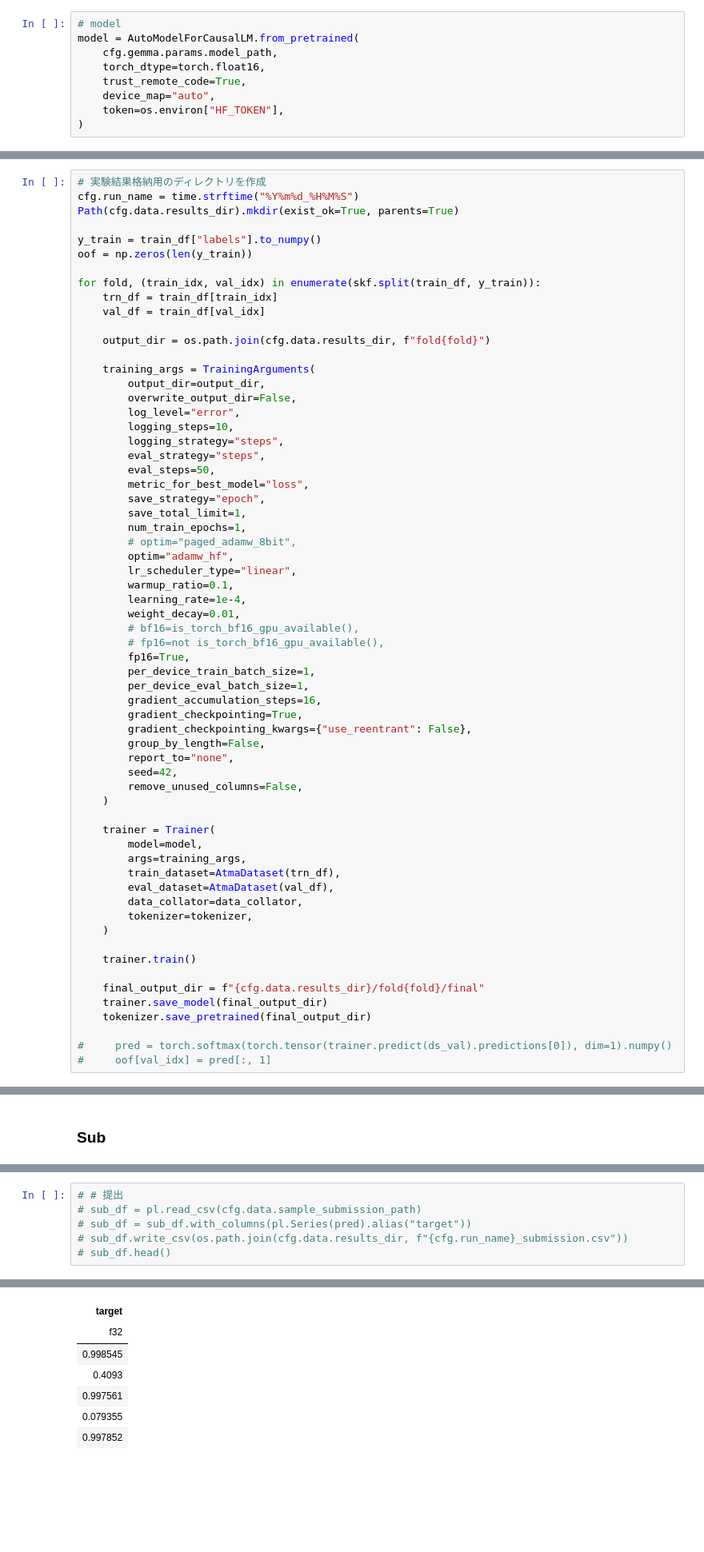
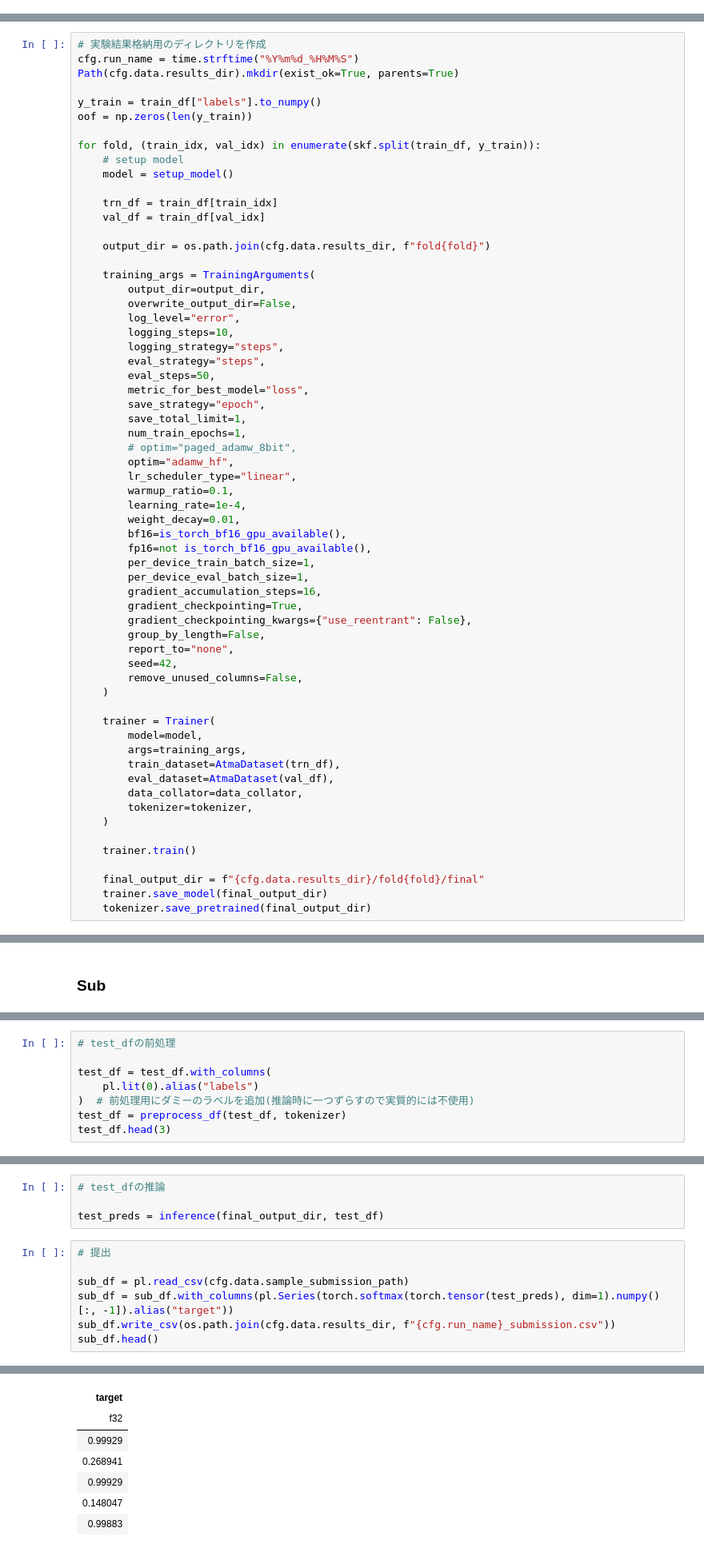
Before and after one commit to yumizu-da/atmaCup17, a Jupyter notebook: exp/016/run.ipynb, the cells around one changed output, grey strips where cells are left out. Shown at 80% size. Cells and saved outputs as stored; diff of their text form; blank space fills up the shorter version.

```diff
--- a/exp/016/run.ipynb
+++ b/exp/016/run.ipynb
@@ -246,12 +254,3 @@ Adorable, well-made skirt! lined and very slimming. i had to size up b/c it runs
 
 <start_of_turn>model
 Answer: Yes
-# %%
-# model
-model = AutoModelForCausalLM.from_pretrained(
-    cfg.gemma.params.model_path,
-    torch_dtype=torch.float16,
-    trust_remote_code=True,
-    device_map="auto",
-    token=os.environ["HF_TOKEN"],
-)
@@ -291,6 +302,9 @@ y_train = train_df["labels"].to_numpy()
 oof = np.zeros(len(y_train))
 
 for fold, (train_idx, val_idx) in enumerate(skf.split(train_df, y_train)):
+    # setup model
+    model = setup_model()
+
     trn_df = train_df[train_idx]
     val_df = train_df[val_idx]
 
@@ -314,9 +328,8 @@ for fold, (train_idx, val_idx) in enumerate(skf.split(train_df, y_train)):
         warmup_ratio=0.1,
         learning_rate=1e-4,
         weight_decay=0.01,
-        # bf16=is_torch_bf16_gpu_available(),
-        # fp16=not is_torch_bf16_gpu_available(),
-        fp16=True,
+        bf16=is_torch_bf16_gpu_available(),
+        fp16=not is_torch_bf16_gpu_available(),
         per_device_train_batch_size=1,
         per_device_eval_batch_size=1,
         gradient_accumulation_steps=16,
@@ -342,7 +355,4 @@ for fold, (train_idx, val_idx) in enumerate(skf.split(train_df, y_train)):
     final_output_dir = f"{cfg.data.results_dir}/fold{fold}/final"
     trainer.save_model(final_output_dir)
     tokenizer.save_pretrained(final_output_dir)
-
-#     pred = torch.softmax(torch.tensor(trainer.predict(ds_val).predictions[0]), dim=1).numpy()
-#     oof[val_idx] = pred[:, 1]
 # %% [output]
@@ -416,0 +427,8 @@ You should probably TRAIN this model on a down-stream task to be able to use it
+# %%
+# test_dfの前処理
+
+test_df = test_df.with_columns(
+    pl.lit(0).alias("labels")
+)  # 前処理用にダミーのラベルを追加(推論時に一つずらすので実質的には不使用)
+test_df = preprocess_df(test_df, tokenizer)
+test_df.head(3)
@@ -417,15 +442,20 @@ You should probably TRAIN this model on a down-stream task to be able to use it
+# %%
+# test_dfの推論
+
+test_preds = inference(final_output_dir, test_df)
 # %%
-# # 提出
-# sub_df = pl.read_csv(cfg.data.sample_submission_path)
-# sub_df = sub_df.with_columns(pl.Series(pred).alias("target"))
-# sub_df.write_csv(os.path.join(cfg.data.results_dir, f"{cfg.run_name}_submission.csv"))
-# sub_df.head()
+# 提出
+
+sub_df = pl.read_csv(cfg.data.sample_submission_path)
+sub_df = sub_df.with_columns(pl.Series(torch.softmax(torch.tensor(test_preds), dim=1).numpy()[:, -1]).alias("target"))
+sub_df.write_csv(os.path.join(cfg.data.results_dir, f"{cfg.run_name}_submission.csv"))
+sub_df.head()
 # %% [output]
 shape: (5, 1)
 | target |
 | f32 |
-| 0.998545 |
-| 0.4093 |
-| 0.997561 |
-| 0.079355 |
-| 0.997852 |
+| 0.99929 |
+| 0.268941 |
+| 0.99929 |
+| 0.148047 |
+| 0.99883 |
```
Also changed, not shown: parts of 12 cells of this notebook.
